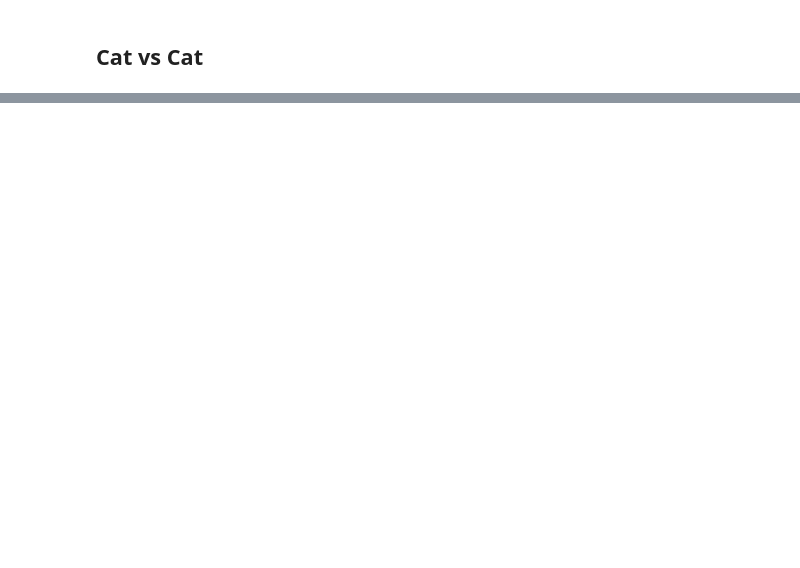
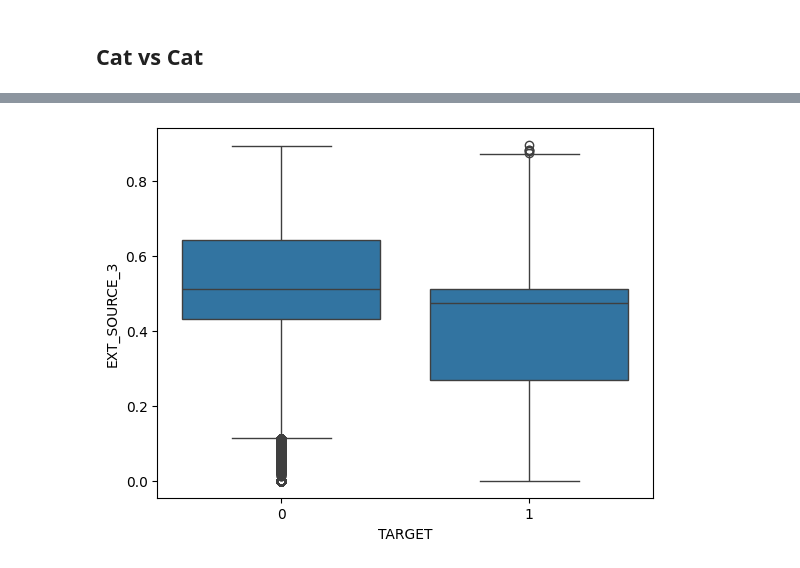
Before and after one commit to m1np3m/upgrad_eda_final, a Jupyter notebook: notebook_application.ipynb, the cells around one changed output, grey strips where cells are left out. Saved outputs shown, nothing was run; the diff lists cells and outputs as text; code cells hidden in the pictures; blank space fills up the shorter version.

```diff
--- a/notebook_application.ipynb
+++ b/notebook_application.ipynb
@@ -235,0 +442,4 @@ set_ticklabels() should only be used with a fixed number of ticks, i.e. after se
+# %%
+sns.boxplot(data=application_df, x="TARGET", y="EXT_SOURCE_3")
+plt.show()
+# %% [output]
@@ -235,0 +448 @@ set_ticklabels() should only be used with a fixed number of ticks, i.e. after se
+[figure, added]
```
Also changed, not shown: parts of 29 cells of this notebook, 4 other files.
